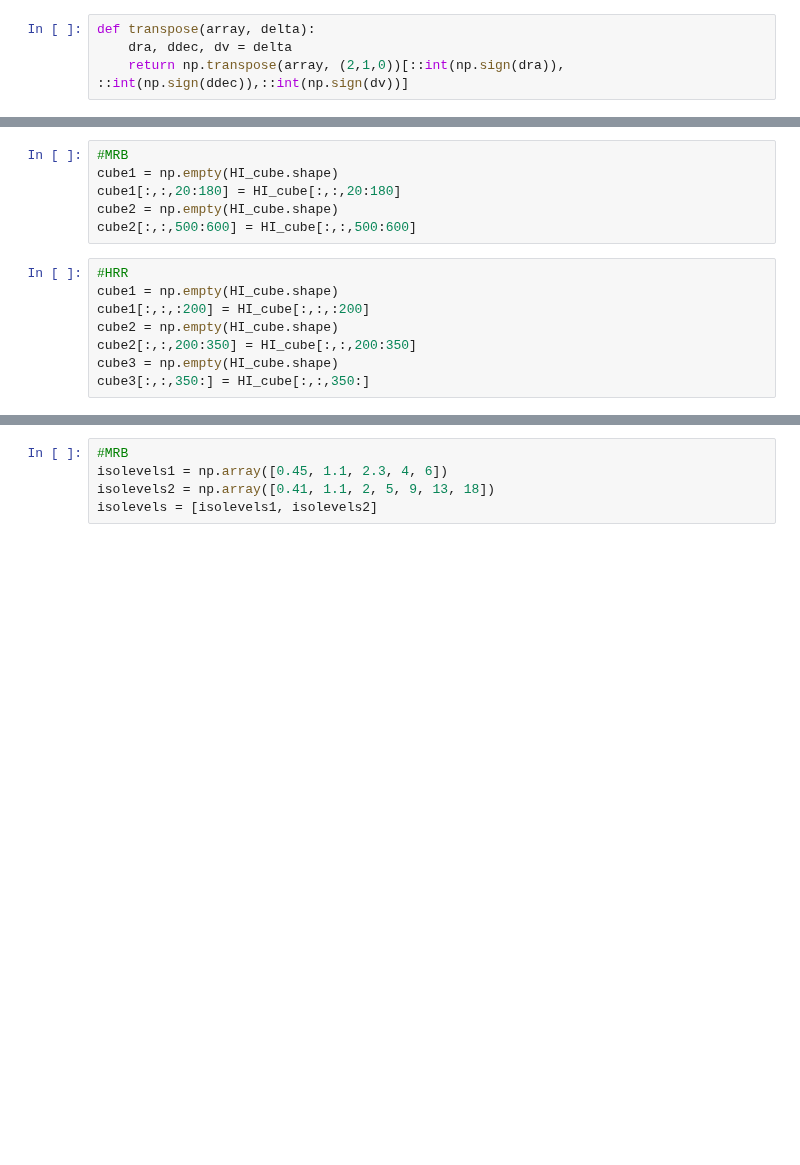
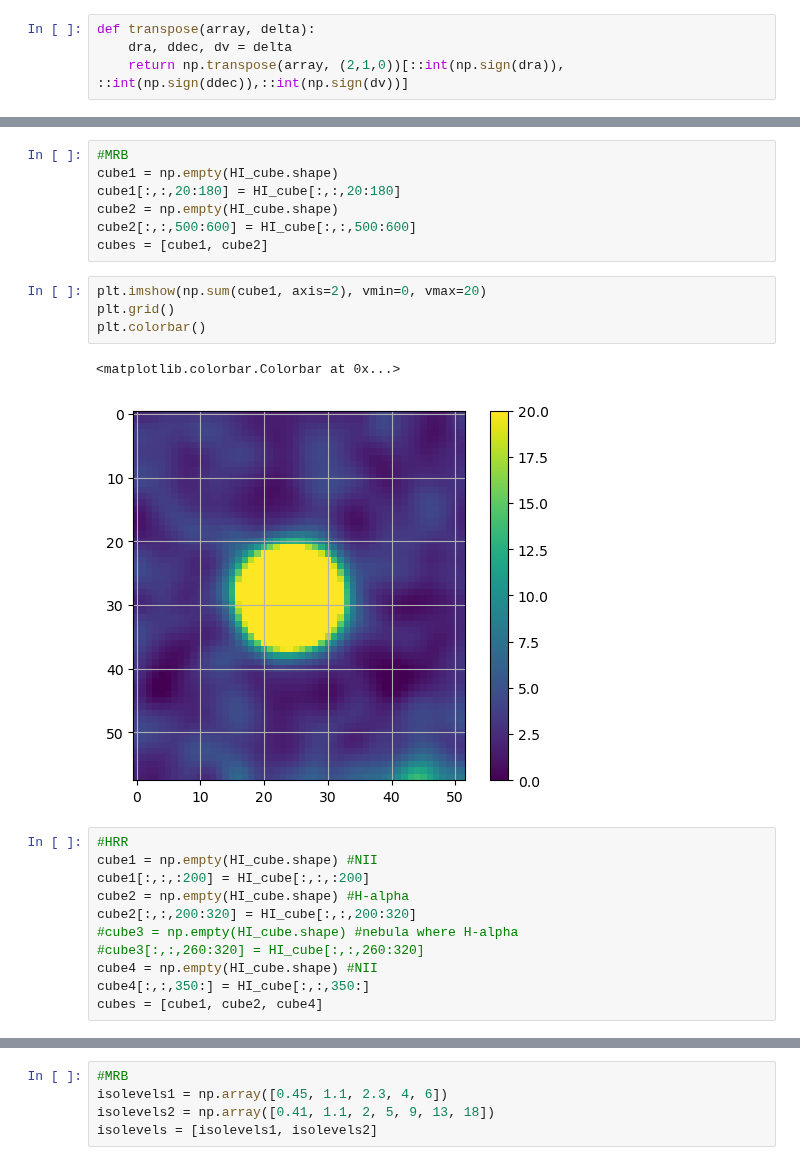
Before and after one commit to ixakalabadie/ViSL3D, a Jupyter notebook: create_3d_optical.ipynb, the cells around one changed output, grey strips where cells are left out. Cells and saved outputs as stored; diff of their text form; blank space fills up the shorter version.

```diff
--- a/create_3d_optical.ipynb
+++ b/create_3d_optical.ipynb
@@ -86,14 +87,25 @@ cube1 = np.empty(HI_cube.shape)
 cube1[:,:,20:180] = HI_cube[:,:,20:180]
 cube2 = np.empty(HI_cube.shape)
 cube2[:,:,500:600] = HI_cube[:,:,500:600]
+cubes = [cube1, cube2]
+# %%
+plt.imshow(np.sum(cube1, axis=2), vmin=0, vmax=20)
+plt.grid()
+plt.colorbar()
+# %% [output]
+<matplotlib.colorbar.Colorbar at 0x...>
+[figure, added]
 # %%
 #HRR
-cube1 = np.empty(HI_cube.shape)
+cube1 = np.empty(HI_cube.shape) #NII
 cube1[:,:,:200] = HI_cube[:,:,:200]
-cube2 = np.empty(HI_cube.shape)
-cube2[:,:,200:350] = HI_cube[:,:,200:350]
-cube3 = np.empty(HI_cube.shape)
-cube3[:,:,350:] = HI_cube[:,:,350:]
+cube2 = np.empty(HI_cube.shape) #H-alpha
+cube2[:,:,200:320] = HI_cube[:,:,200:320]
+#cube3 = np.empty(HI_cube.shape) #nebula where H-alpha
+#cube3[:,:,260:320] = HI_cube[:,:,260:320]
+cube4 = np.empty(HI_cube.shape) #NII
+cube4[:,:,350:] = HI_cube[:,:,350:]
+cubes = [cube1, cube2, cube4]
 # %%
 fig, ax = plt.subplots(ncols=3, figsize=(20,5))
 ax[0].hist(cube1.flatten(), bins=400)
```
Also changed, not shown: parts of 18 cells of this notebook, 5 other files.
